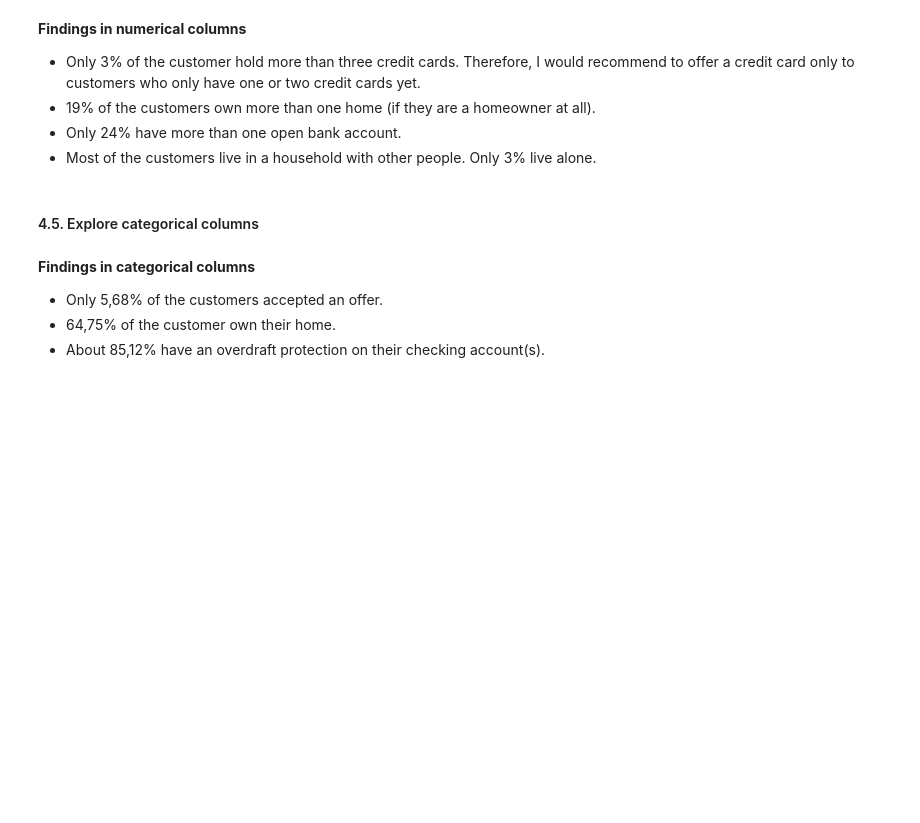
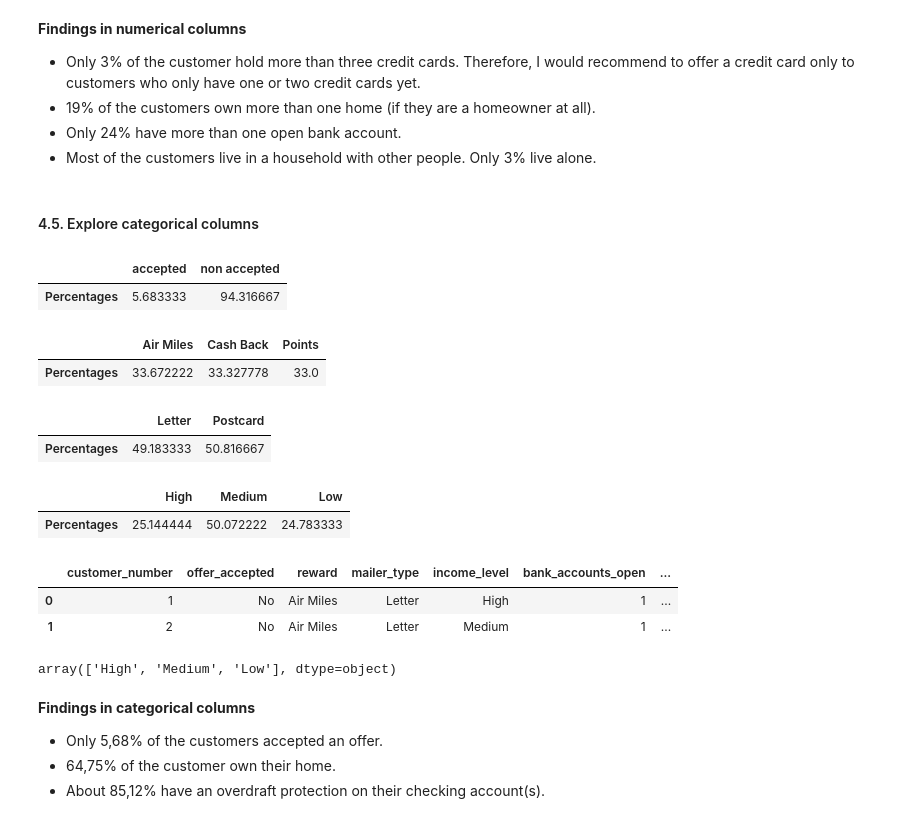
Before and after one commit to JulianTrufero/credit-card-classification, a Jupyter notebook: sol_python _classification.ipynb, the cells around one changed output. Drawn from its saved outputs; the diff is of its cells as text; code cells hidden in the pictures; blank space fills up the shorter version.

```diff
--- a/sol_python _classification.ipynb
+++ b/sol_python _classification.ipynb
@@ -230,6 +237,54 @@ sns.boxplot(credit.average_balance)
 - Most of the customers live in a household with other people. Only 3% live alone.
 # %% [markdown]
 #### 4.5. Explore categorical columns
+# %%
+offer = {'accepted': ((credit[credit.offer_accepted == 'Yes'].shape[0]) * 100) / credit.shape[0],
+         'non accepted': ((credit[credit.offer_accepted == 'No'].shape[0]) * 100) / credit.shape[0]}
+percentage = ['Percentages']
+odf = pd.DataFrame(offer, index=percentage)
+odf
+# %% [output]
+|  | accepted | non accepted |
+| Percentages | 5.683333 | 94.316667 |
+# %%
+rewards = {'Air Miles': ((credit[credit.reward == 'Air Miles'].shape[0]) * 100) / credit.shape[0],
+           'Cash Back': ((credit[credit.reward == 'Cash Back'].shape[0]) * 100) / credit.shape[0],
+           'Points': ((credit[credit.reward == 'Points'].shape[0]) * 100) / credit.shape[0]}
+percentage = ['Percentages']
+rdf = pd.DataFrame(rewards, index=percentage)
+rdf
+# %% [output]
+|  | Air Miles | Cash Back | Points |
+| Percentages | 33.672222 | 33.327778 | 33.0 |
+# %%
+mailer = {'Letter': ((credit[credit.mailer_type == 'Letter'].shape[0]) * 100) / credit.shape[0],
+          'Postcard': ((credit[credit.mailer_type == 'Postcard'].shape[0]) * 100) / credit.shape[0]}
+percentage = ['Percentages']
+mdf = pd.DataFrame(mailer, index=percentage)
+mdf
+# %% [output]
+|  | Letter | Postcard |
+| Percentages | 49.183333 | 50.816667 |
+# %%
+income = {'High': ((credit[credit.income_level == 'High'].shape[0]) * 100) / credit.shape[0],
+          'Medium': ((credit[credit.income_level == 'Medium'].shape[0]) * 100) / credit.shape[0],
+          'Low': ((credit[credit.income_level == 'Low'].shape[0]) * 100) / credit.shape[0]}
+percentage = ['Percentages']
+idf = pd.DataFrame(income, index=percentage)
+idf
+# %% [output]
+|  | High | Medium | Low |
+| Percentages | 25.144444 | 50.072222 | 24.783333 |
+# %%
+credit.head(2)
+# %% [output]
+|  | customer_number | offer_accepted | reward | mailer_type | income_level | bank_accounts_open | ... |
+| 0 | 1 | No | Air Miles | Letter | High | 1 | ... |
+| 1 | 2 | No | Air Miles | Letter | Medium | 1 | ... |
+# %%
+credit.income_level.unique()
+# %% [output]
+array(['High', 'Medium', 'Low'], dtype=object)
 # %% [markdown]
 **Findings in categorical columns**
 - Only 5,68% of the customers accepted an offer.
```
Also changed, not shown: parts of 2 cells of this notebook.
